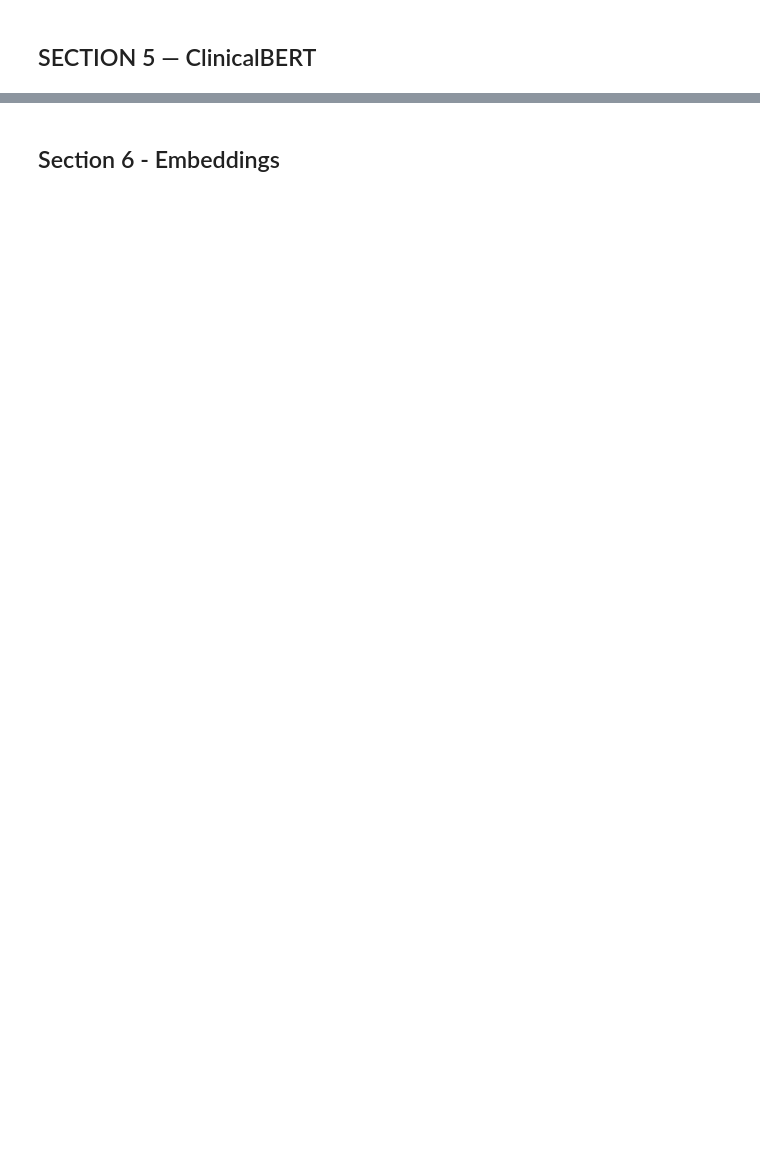
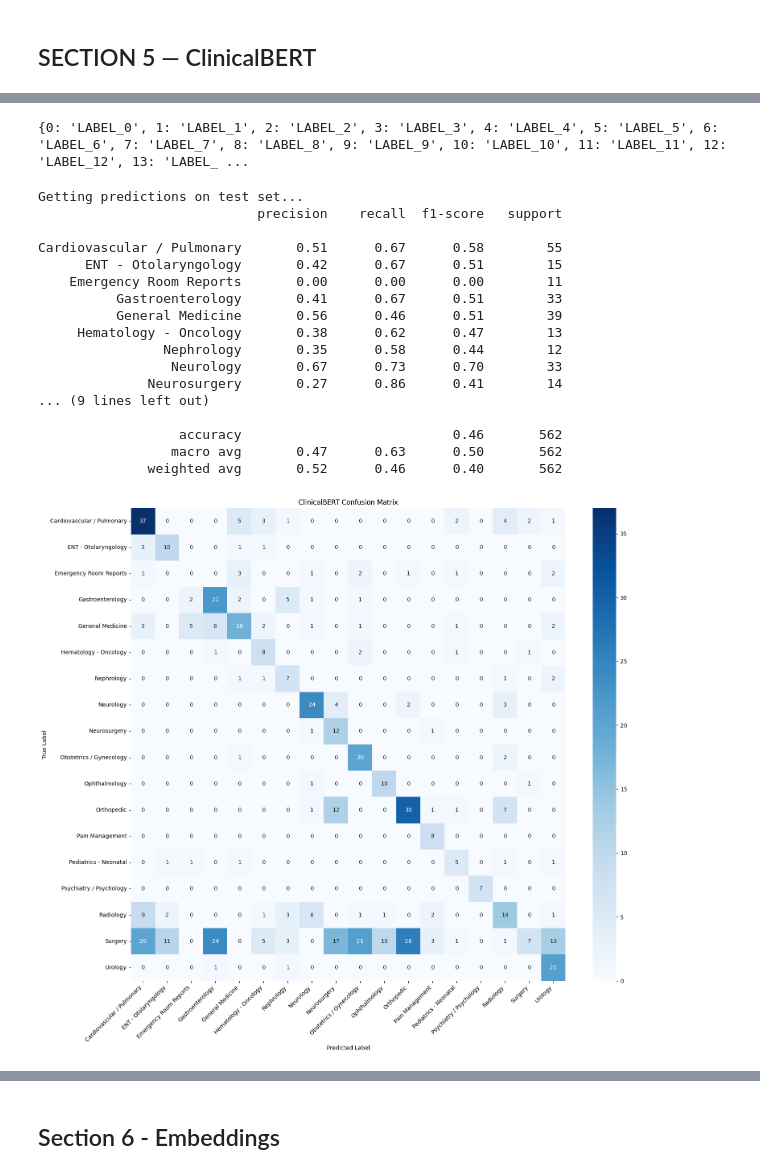
Before and after one commit to ryoder96/clinical-nlp-uncertainty, a Jupyter notebook: NLP_Project_EDA.ipynb, the cells around one changed output, grey strips where cells are left out. Cells and saved outputs as stored; diff of their text form; code cells hidden in the pictures; blank space fills up the shorter version.

```diff
--- a/NLP_Project_EDA.ipynb
+++ b/NLP_Project_EDA.ipynb
@@ -785,8 +773,17 @@ print(classification_report(test_df['label'], y_pred, target_names=le.classes_))
 # %%
-# Cell x
 from transformers import AutoModelForSequenceClassification, AutoTokenizer
+import torch
 
-model = AutoModelForSequenceClassification.from_pretrained('/content/drive/MyDrive/clinical_nlp/final_model')
-tokenizer = AutoTokenizer.from_pretrained('/content/drive/MyDrive/clinical_nlp/final_model')
+device = torch.device('cuda' if torch.cuda.is_available() else 'cpu')
+
+# Update this path to wherever she saved it in her Drive
+model = AutoModelForSequenceClassification.from_pretrained(
+    '/content/drive/MyDrive/NLP Project/nlp_project_model'
+)
+tokenizer = AutoTokenizer.from_pretrained(
+    '/content/drive/MyDrive/NLP Project/nlp_project_model'
+)
+
 model = model.to(device)
 print("Model loaded successfully!")
+print(f"Device: {device}")
@@ -793,29 +794,84 @@ print("Model loaded successfully!")
+# %%
+print(model.config.id2label)
+# %% [output]
+{0: 'LABEL_0', 1: 'LABEL_1', 2: 'LABEL_2', 3: 'LABEL_3', 4: 'LABEL_4', 5: 'LABEL_5', 6: 'LABEL_6', 7: 'LABEL_7', 8: 'LABEL_8', 9: 'LABEL_9', 10: 'LABEL_10', 11: 'LABEL_11', 12: 'LABEL_12', 13: 'LABEL_ ...
 # %%
-# Cell 2 — Baseline evaluation of retrained model
+# Set format for all datasets
+train_ds.set_format(type='torch', columns=['input_ids', 'attention_mask', 'label'])
+calib_ds.set_format(type='torch', columns=['input_ids', 'attention_mask', 'label'])
+test_ds.set_format(type='torch', columns=['input_ids', 'attention_mask', 'label'])
+
+# Extract labels
+train_labels = train_df['label'].values
+cal_labels = calib_df['label'].values
+test_labels = test_df['label'].values
+
+# Prediction function
+from torch.utils.data import DataLoader
+import torch
+
+def get_predictions(dataset, batch_size=16):
+    dataloader = DataLoader(dataset, batch_size=batch_size)
+    model.eval()
+    all_preds = []
+
+    with torch.no_grad():
+        for batch in dataloader:
+            input_ids = batch['input_ids'].to(device)
+            attention_mask = batch['attention_mask'].to(device)
+            outputs = model(
+                input_ids=input_ids,
+                attention_mask=attention_mask
+            )
+            preds = outputs.logits.argmax(-1)
+            all_preds.extend(preds.cpu().numpy())
+
+    return all_preds
+
+# Get predictions
+preds = get_predictions(test_ds)
+
+# Classification report
 from sklearn.metrics import classification_report, confusion_matrix
 import seaborn as sns
 import matplotlib.pyplot as plt
-
-predictions = trainer.predict(test_dataset)
-preds = predictions.predictions.argmax(-1)
 
 print(classification_report(
     test_labels, preds,
     target_names=le.classes_
 ))
 
 # Confusion matrix
 cm = confusion_matrix(test_labels, preds)
 plt.figure(figsize=(16, 14))
 sns.heatmap(
     cm, annot=True, fmt='d',
     xticklabels=le.classes_,
     yticklabels=le.classes_,
     cmap='Blues'
 )
 plt.title('ClinicalBERT Confusion Matrix')
 plt.ylabel('True Label')
 plt.xlabel('Predicted Label')
 plt.xticks(rotation=45, ha='right')
 plt.tight_layout()
 plt.show()
+# %% [output]
+Getting predictions on test set...
+                            precision    recall  f1-score   support
+
+Cardiovascular / Pulmonary       0.51      0.67      0.58        55
+      ENT - Otolaryngology       0.42      0.67      0.51        15
+    Emergency Room Reports       0.00      0.00      0.00        11
+          Gastroenterology       0.41      0.67      0.51        33
+          General Medicine       0.56      0.46      0.51        39
+     Hematology - Oncology       0.38      0.62      0.47        13
+                Nephrology       0.35      0.58      0.44        12
+                 Neurology       0.67      0.73      0.70        33
+              Neurosurgery       0.27      0.86      0.41        14
+... (9 lines left out)
+
+                  accuracy                           0.46       562
+                 macro avg       0.47      0.63      0.50       562
+              weighted avg       0.52      0.46      0.40       562
+[figure, added]
```
Also changed, not shown: parts of 33 cells of this notebook.
